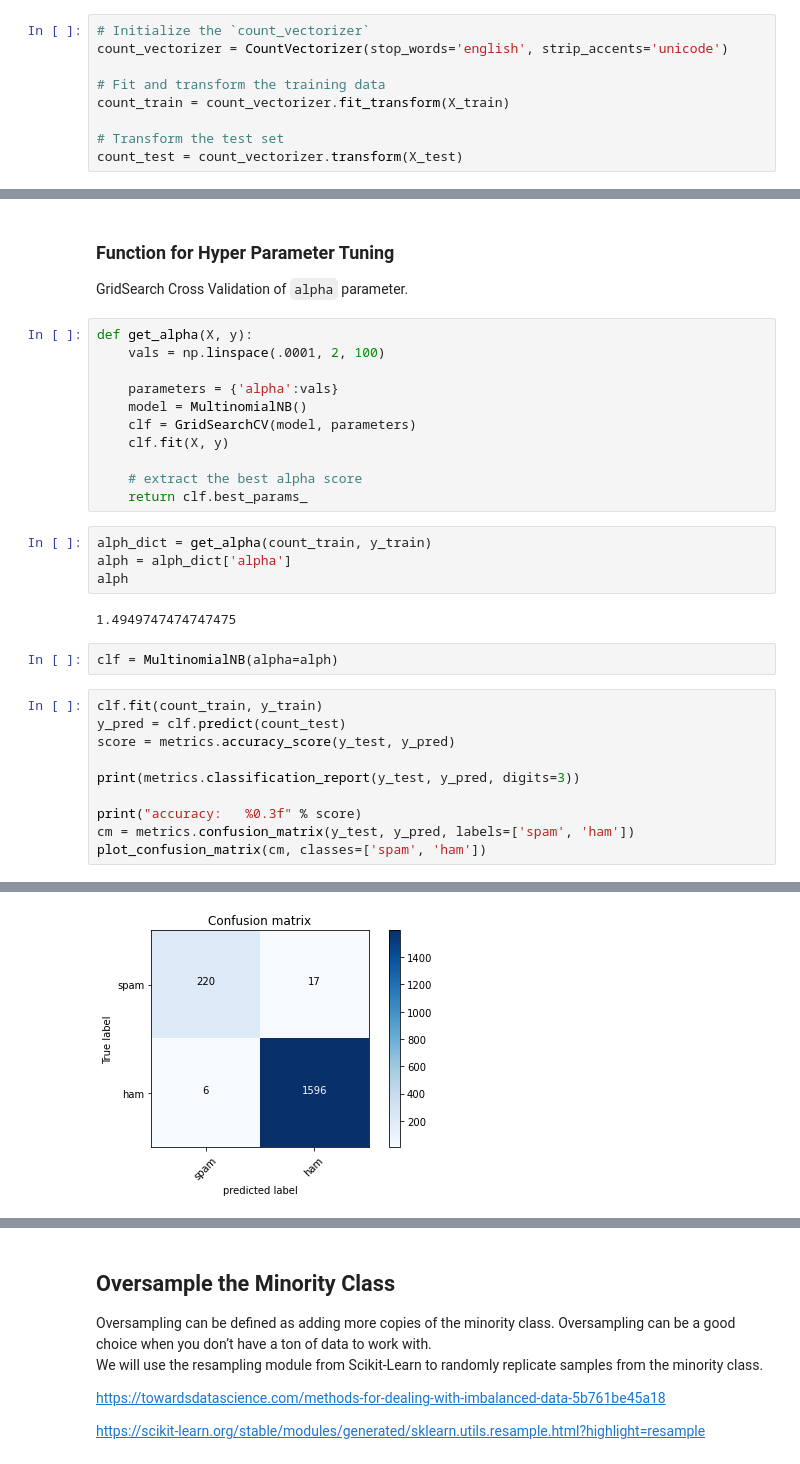
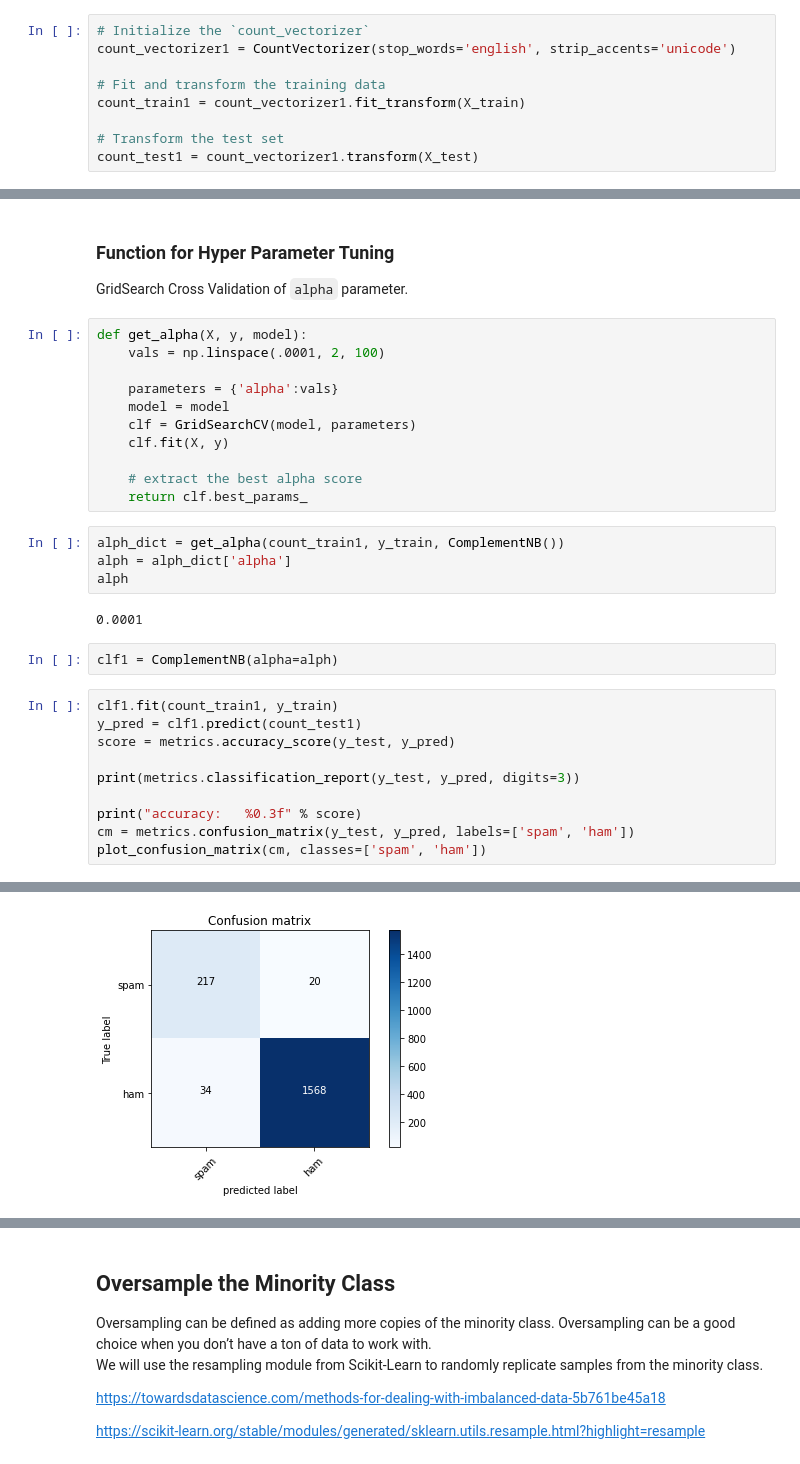
Before and after one commit to broepke/DATA110, a Jupyter notebook: Week 9/DATA110-Week9-broepke.ipynb, the cells around one changed output, grey strips where cells are left out. Drawn from its saved outputs; the diff is of its cells as text.

```diff
--- a/Week 9/DATA110-Week9-broepke.ipynb
+++ b/Week 9/DATA110-Week9-broepke.ipynb
@@ -599,12 +452,12 @@ print(X_train.shape)
 ## Models on Original Dataset
 # %%
 # Initialize the `count_vectorizer`
-count_vectorizer = CountVectorizer(stop_words='english', strip_accents='unicode')
+count_vectorizer1 = CountVectorizer(stop_words='english', strip_accents='unicode')
 
 # Fit and transform the training data
-count_train = count_vectorizer.fit_transform(X_train)
+count_train1 = count_vectorizer1.fit_transform(X_train)
 
 # Transform the test set
-count_test = count_vectorizer.transform(X_test)
+count_test1 = count_vectorizer1.transform(X_test)
 # %%
 # Initialize the `tfidf_vectorizer`
@@ -706,27 +559,27 @@ def plot_confusion_matrix(cm, classes,
 
 GridSearch Cross Validation of `alpha` parameter.
 # %%
-def get_alpha(X, y):
+def get_alpha(X, y, model):
     vals = np.linspace(.0001, 2, 100)
 
     parameters = {'alpha':vals}
-    model = MultinomialNB()
+    model = model
     clf = GridSearchCV(model, parameters)
     clf.fit(X, y)
 
     # extract the best alpha score
     return clf.best_params_
 # %%
-alph_dict = get_alpha(count_train, y_train)
+alph_dict = get_alpha(count_train1, y_train, ComplementNB())
 alph = alph_dict['alpha']
 alph
 # %% [output]
-1.4949747474747475
+0.0001
 # %%
-clf = MultinomialNB(alpha=alph)
+clf1 = ComplementNB(alpha=alph)
 # %%
-clf.fit(count_train, y_train)
-y_pred = clf.predict(count_test)
+clf1.fit(count_train1, y_train)
+y_pred = clf1.predict(count_test1)
 score = metrics.accuracy_score(y_test, y_pred)
 
 print(metrics.classification_report(y_test, y_pred, digits=3))
@@ -748,3 +601,3 @@ accuracy:   0.987
 Confusion matrix, without normalization
-[figure, old version]
+[figure, new version]
 # %%
```
Also changed, not shown: parts of 56 cells of this notebook.
